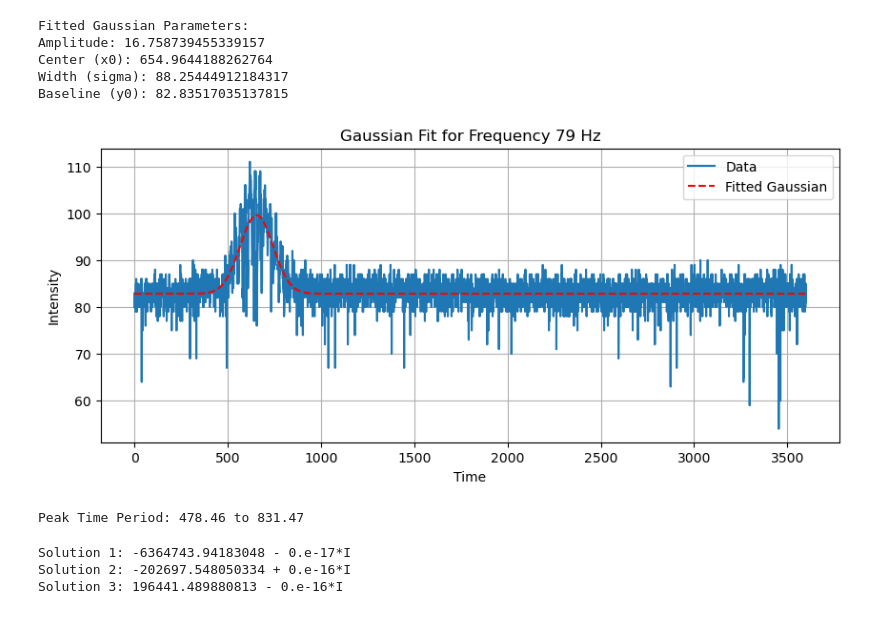
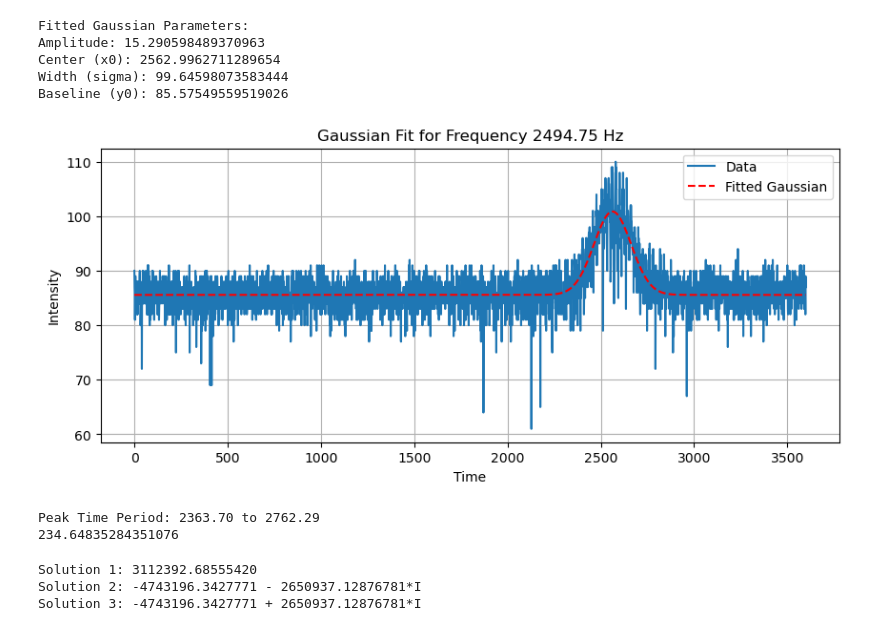
Before and after one commit to muellvin/radio-interferometry, a Jupyter notebook: data_sat.ipynb, the cells around one changed output. Saved outputs shown, nothing was run; the diff lists cells and outputs as text; code cells hidden in the pictures.

```diff
--- a/data_sat.ipynb
+++ b/data_sat.ipynb
@@ -5,12 +5,12 @@ import matplotlib.pyplot as plt
 import numpy as np
 
 # Load the .fits file
-file_path = "sat_interest_25/ETH_20250107_172151_01_satellite.fit"  # Replace with your actual file path
+file_path = "sat_interest_25/ETH_20250108_004500_01.fit"  # Replace with your actual file path
 hdul = fits.open(file_path)
 
 # Display the header information (optional)
-print("Header information:")
-print(hdul[0].header)
+#print("Header information:")
+#print(hdul[0].header)
 
 # Access the data (assuming it's a 2D array with shape [frequency, time])
 data = hdul[0].data
@@ -18,6 +18,7 @@ data = hdul[0].data
 # Extract frequency and time from header (if provided)
 # You may need to adjust these keys based on your file
 freq_axis = np.arange(data.shape[0])  # Dummy frequency axis if not provided
+freq_axis = hdul[1].data[0][1]
 time_axis = np.arange(data.shape[1])  # Dummy time axis if not provided
 
 # Close the file
@@ -26,13 +27,3 @@ hdul.close()
 # Choose a specific frequency index (modify as needed)
 frequency_index = 79  # Example: choose the 50th frequency; adjust as per your data
 chosen_frequency = freq_axis[frequency_index]  # Get the actual frequency value if freq_axis is defined
-
-# Plot the intensity of the chosen frequency over time
-plt.figure(figsize=(10, 4))
-plt.plot(time_axis, data[frequency_index, :], label=f'Frequency {chosen_frequency} Hz')
-plt.xlabel('Time')
-plt.ylabel('Intensity')
-plt.title(f'Intensity vs Time for Frequency {chosen_frequency} Hz')
-plt.legend()
-plt.grid(True)
-plt.show()
@@ -57,40 +44,43 @@ y0_initial = np.min(intensity)  # Baseline guess
 initial_guess = [a_initial, x0_initial, sigma_initial, y0_initial]
 
 # Fit the Gaussian
 params, covariance = curve_fit(gaussian, time_axis, intensity, p0=initial_guess)
 
 # Extract fitted parameters
 a_fit, x0_fit, sigma_fit, y0_fit = params
 print(f"Fitted Gaussian Parameters:\n"
       f"Amplitude: {a_fit}\n"
       f"Center (x0): {x0_fit}\n"
       f"Width (sigma): {sigma_fit}\n"
       f"Baseline (y0): {y0_fit}")
 
 # Plot the fitted Gaussian over the data
 plt.figure(figsize=(10, 4))
 plt.plot(time_axis, intensity, label='Data')
 plt.plot(time_axis, gaussian(time_axis, *params), label='Fitted Gaussian', linestyle='--', color='red')
 plt.xlabel('Time')
 plt.ylabel('Intensity')
 plt.title(f'Gaussian Fit for Frequency {chosen_frequency} Hz')
 plt.legend()
 plt.grid(True)
 plt.show()
 
 # Return the starting values of the Gaussian
 start_time = x0_fit - 2 * sigma_fit
 end_time = x0_fit + 2 * sigma_fit
 print(f"Peak Time Period: {start_time:.2f} to {end_time:.2f}")
-dT = end_time - start_time
+dT = 2*np.sqrt(2*np.log(2))*sigma_fit # FWHM
+
+print(dT)
 # %% [output]
 Fitted Gaussian Parameters:
-Amplitude: 16.758739455339157
-Center (x0): 654.9644188262764
-Width (sigma): 88.25444912184317
-Baseline (y0): 82.83517035137815
+Amplitude: 15.290598489370963
+Center (x0): 2562.9962711289654
+Width (sigma): 99.64598073583444
+Baseline (y0): 85.57549559519026
-[figure, old version]
+[figure, new version]
-Peak Time Period: 478.46 to 831.47
+Peak Time Period: 2363.70 to 2762.29
+234.64835284351076
 # %%
 import sympy as sp
 
@@ -98,10 +88,10 @@ import sympy as sp
 r= sp.symbols('r')
 
 # Constants (with units converted where necessary)
-R = 6371 * 1000  # Radius of the Earth in meters
+R = 6374 * 1000  # Radius of the Earth in meters
 G = 6.67430e-11  # Gravitational constant in m^3 kg^-1 s^-2
 M = 5.972e24  # Mass of the Earth in kg
-a = 14
+a = 2*(14 * 0.01745329) # Beam angle in radians
 t = dT
 
 # Define the equation
@@ -114,6 +104,6 @@ solutions = sp.solve(equation, r)
 for i, sol in enumerate(solutions):
     print(f"Solution {i + 1}: {sol}")
 # %% [output]
-Solution 1: -6364743.94183048 - 0.e-17*I
-Solution 2: -202697.548050334 + 0.e-16*I
-Solution 3: 196441.489880813 - 0.e-16*I
+Solution 1: 3112392.68555420
+Solution 2: -4743196.3427771 - 2650937.12876781*I
+Solution 3: -4743196.3427771 + 2650937.12876781*I
```
Also changed, not shown: parts of 4 cells of this notebook, 1 other file.
